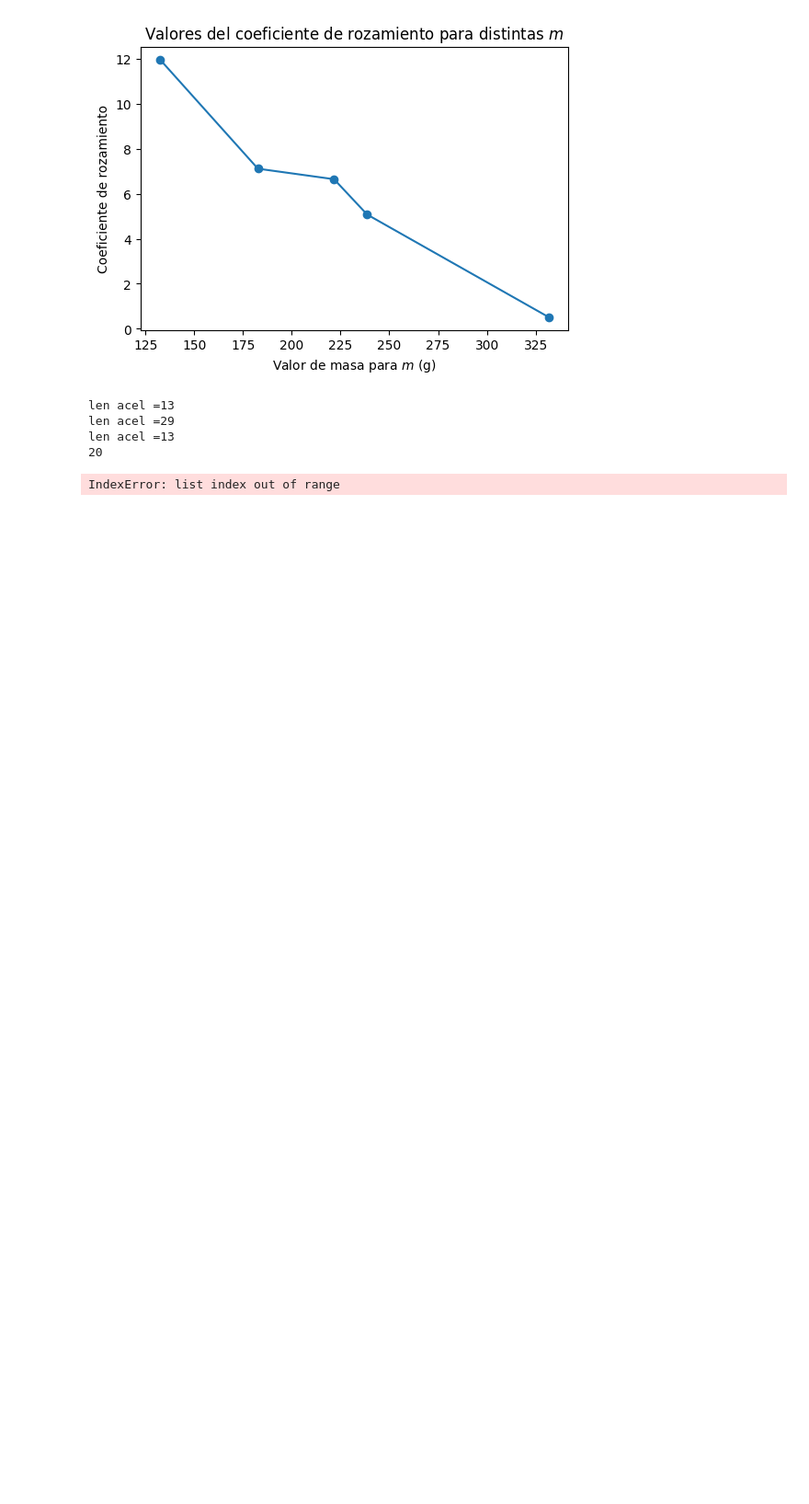
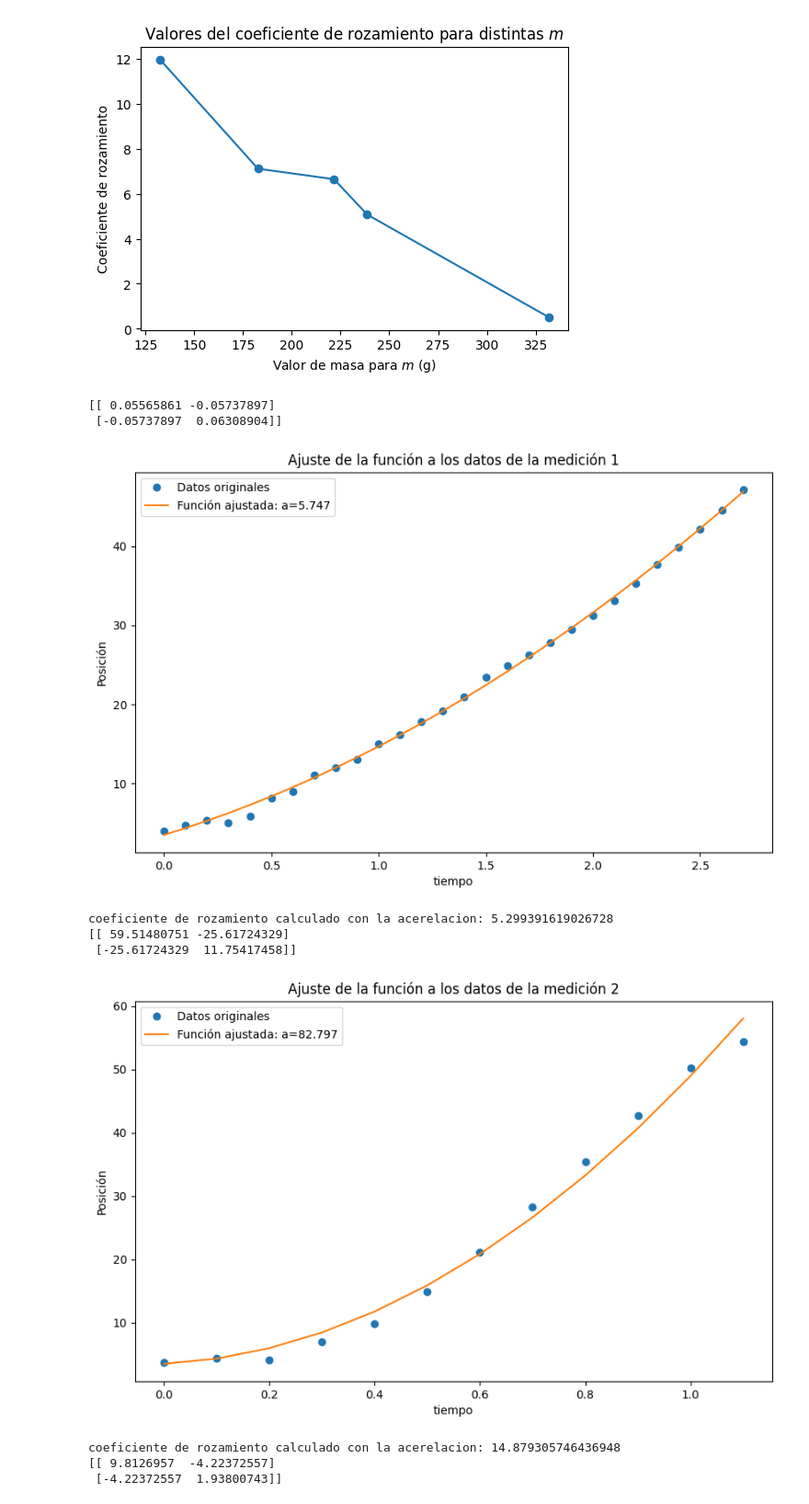
Before and after one commit to BryanDrexler/Fisica_TP3, a Jupyter notebook: tp3.ipynb, the cells around one changed output. Shown at 92% size. Saved outputs shown, nothing was run; the diff lists cells and outputs as text; code cells hidden in the pictures; blank space fills up the shorter version.

Commit message:
calculo de las acel con incerteza en el gráfico

```diff
--- a/tp3.ipynb
+++ b/tp3.ipynb
@@ -222,9 +202,9 @@ from scipy.optimize import curve_fit
 import matplotlib.pyplot as plt
 
 # Definimos la función que queremos ajustar a nuestros datos
-def func(t, a):
+def func(t, v, a):
     t = np.array(t)
-    return a*(t**2)
+    return 3.5 + v*t + a*(t**2)
 valores_reales = []
 valores_rozamiento = []
 # Iteramos sobre las primeras 5 mediciones
@@ -341,45 +321,50 @@ j=4
 [figure]
 [figure]
 # %%
-aceleraciones2, velocidades2 = calcular_y_graficar(tiempos[8:11], posiciones[8:11])
-valores_reales2 = []
-valores_rozamiento2 = []
-g= 9.81
+def func(t, a, v):
+    t = np.array(t)
+    return 3.5 + a*(t**2) / 2 + v * t
 
-plot = False
-for j in range(8,11):
-    print(i)
+
+# Iteramos sobre las primeras 5 mediciones
+for i in range(7):
     # Asegúrate de que las listas de aceleraciones y posiciones tengan la misma longitud
-    aceleraciones_i = aceleraciones[j]
-    posiciones_i = posiciones[j][:len(aceleraciones_i)]
-    sigma = np.full_like(posiciones_i, 0.3)
+    t_i = tiempos[i]
+    posiciones_i = posiciones[i]
+
     # Usamos curve_fit para obtener el valor óptimo de 'a'
-    popt, pcov = curve_fit(func, aceleraciones_i/100, posiciones_i, sigma=sigma)
-
+    popt, pcov = curve_fit(func, t_i, posiciones_i)
     # Creamos una serie de valores de tiempo para graficar la función ajustada
-    t = tiempos[j][:len(aceleraciones_i)]
-    print(t)
+    t = tiempos[i][:len(t_i)]
+    perr = np.sqrt(np.diag(pcov))
     # Creamos el gráfico
     plt.figure(figsize=(10, 6))
-    valor_real = posiciones_i[-1] / t[-1]**2
-    valores_reales2.append(valor_real)
-    rozamiento = (valor_M[j]/valor_m[j]) - ((valor_real*(valor_m[j]+valor_M[j]))/(g*valor_m[j]))
-    valores_rozamiento2.append(rozamiento)
-    if plot == True:
-        plt.plot(t, posiciones_i, 'o', label='Datos originales')
-        #plt.plot(t, func(t, *popt), 'r-', label='Función ajustada: a=%5.3f' % tuple(popt))
+    plt.plot(t, posiciones_i, 'o', label='Datos originales')
+    #plt.plot(t, func(t, *popt), 'r-', label='Función ajustada: a=%5.3f' % tuple(popt))
+    #valor_real = posiciones_i[-1] / t[-1]**2
+    plt.plot(t, func(t, popt[0], popt[1]), label='Función ajustada: a=%5.3f'% popt[0])
+    plt.fill_between(t, func(t, popt[0] - perr[0], popt[1] - perr[1]),
+                 func(t, popt[0] + perr[0], popt[1] + perr[1]), color='gray', alpha=0.2, label='Rango de confianza')
+    plt.title('Ajuste de la función a los datos de la medición %d' % (i+1))
+    plt.xlabel('tiempo')
+    plt.ylabel('Posición')
+    plt.legend()
+    plt.show()
 
-        plt.plot(t, func(t, valor_real), label='Función ajustada: a=%5.3f $cm/s^2$'% valor_real)
-        plt.title('Ajuste de la aceleración' )
-        plt.xlabel('tiempo (segundos)')
-        plt.ylabel('Posición (cm)')
-        plt.legend()
-        plt.show()
-print(valores_reales)
-print(valores_rozamiento)
+    valores_m = valor_m
+    valores_m[1] = valor_m[3]
+    valores_m[3] = valor_m[1]
+    valor_m = valores_m
+    roz = (valor_m[i] / valor_M[i]) + (popt[0] * (valor_m[i] + valor_M[i])) / (g * valor_m[i])
+    print("coeficiente de rozamiento calculado con la acerelacion:", roz)
 # %% [output]
-len acel =13
-len acel =29
-len acel =13
-20
+[[ 0.05565861 -0.05737897]
+ [-0.05737897  0.06308904]]
+[figure, added]
-IndexError: list index out of range
+coeficiente de rozamiento calculado con la acerelacion: 5.299391619026728
+[[ 59.51480751 -25.61724329]
+ [-25.61724329  11.75417458]]
+[figure, added]
+coeficiente de rozamiento calculado con la acerelacion: 14.879305746436948
+[[ 9.8126957  -4.22372557]
+ [-4.22372557  1.93800743]]
```
Also changed, not shown: parts of 4 cells of this notebook.
